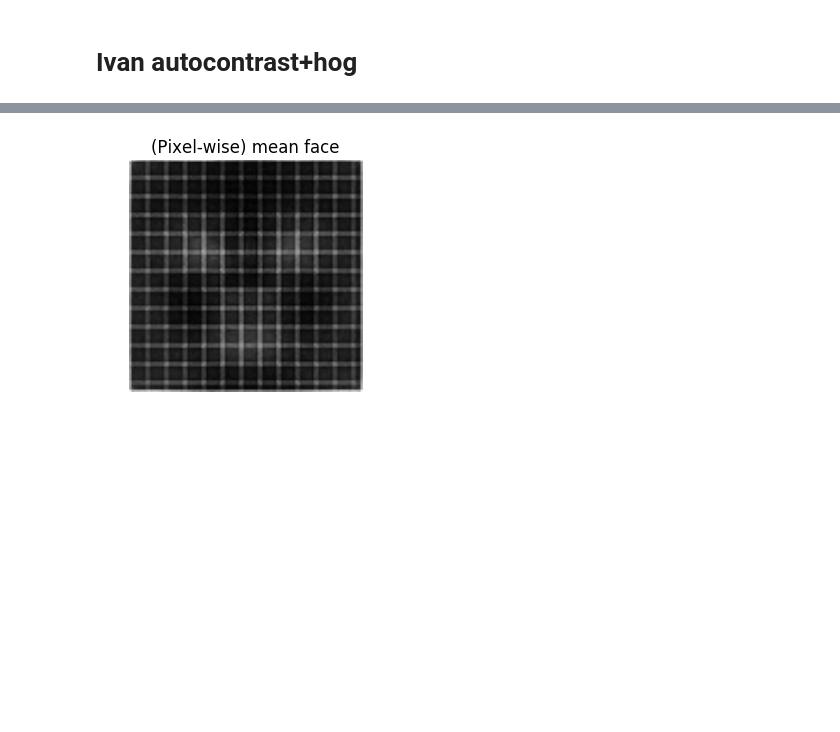
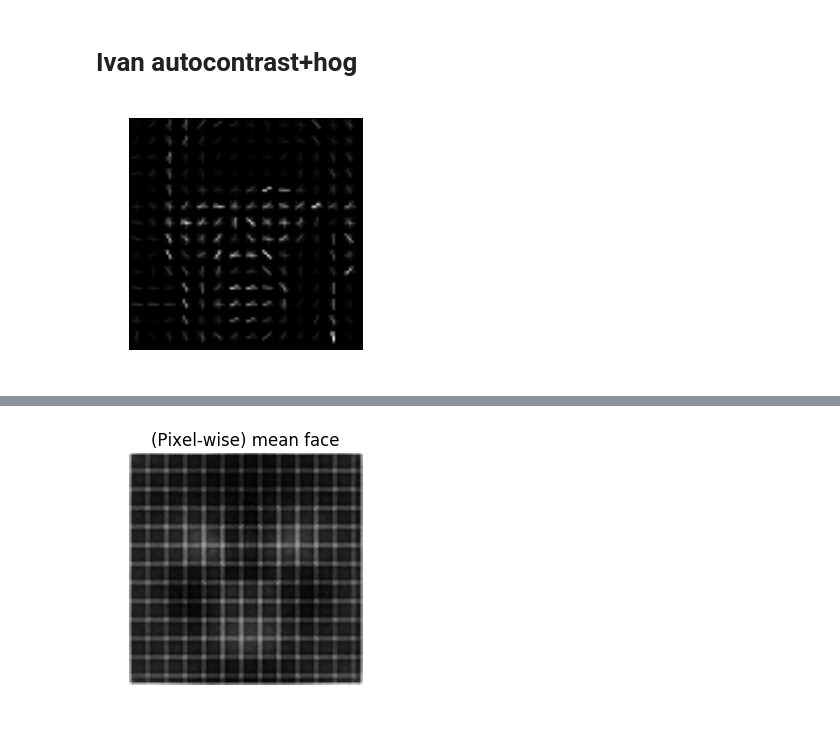
Before and after one commit to srxdev0619/Blinking, a Jupyter notebook: PCA.ipynb, the cells around one changed output, grey strips where cells are left out. Saved outputs shown, nothing was run; the diff lists cells and outputs as text; code cells hidden in the pictures; blank space fills up the shorter version.

```diff
--- a/PCA.ipynb
+++ b/PCA.ipynb
@@ -437,3 +518,9 @@ def autocontrast(image, white_perc=0.2, black_perc = 0.2):
         img[e[1][0]] = (img[e[1][0]] - black_threshold)*255 / float(white_threshold - black_threshold)
 
     return img
+# %%
+img = sp.misc.imread("1 (1).jpg", flatten=True)
+img, img2 = hog(img, orientations=8, pixels_per_cell=(7, 7), cells_per_block=(1, 1), visualise=True)
+show_image(img2)
+# %% [output]
+[figure, added]
```
Also changed, not shown: parts of 24 cells of this notebook.
